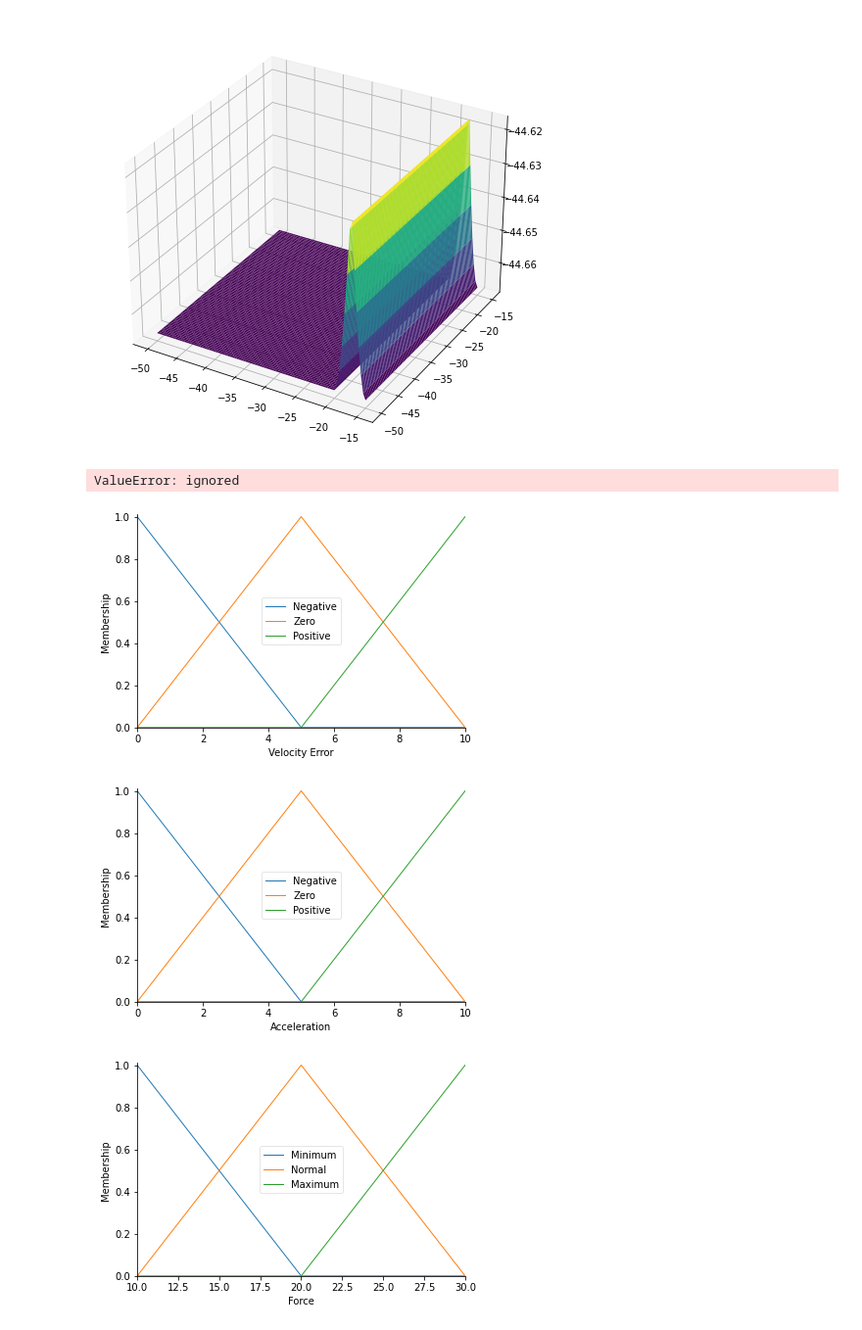
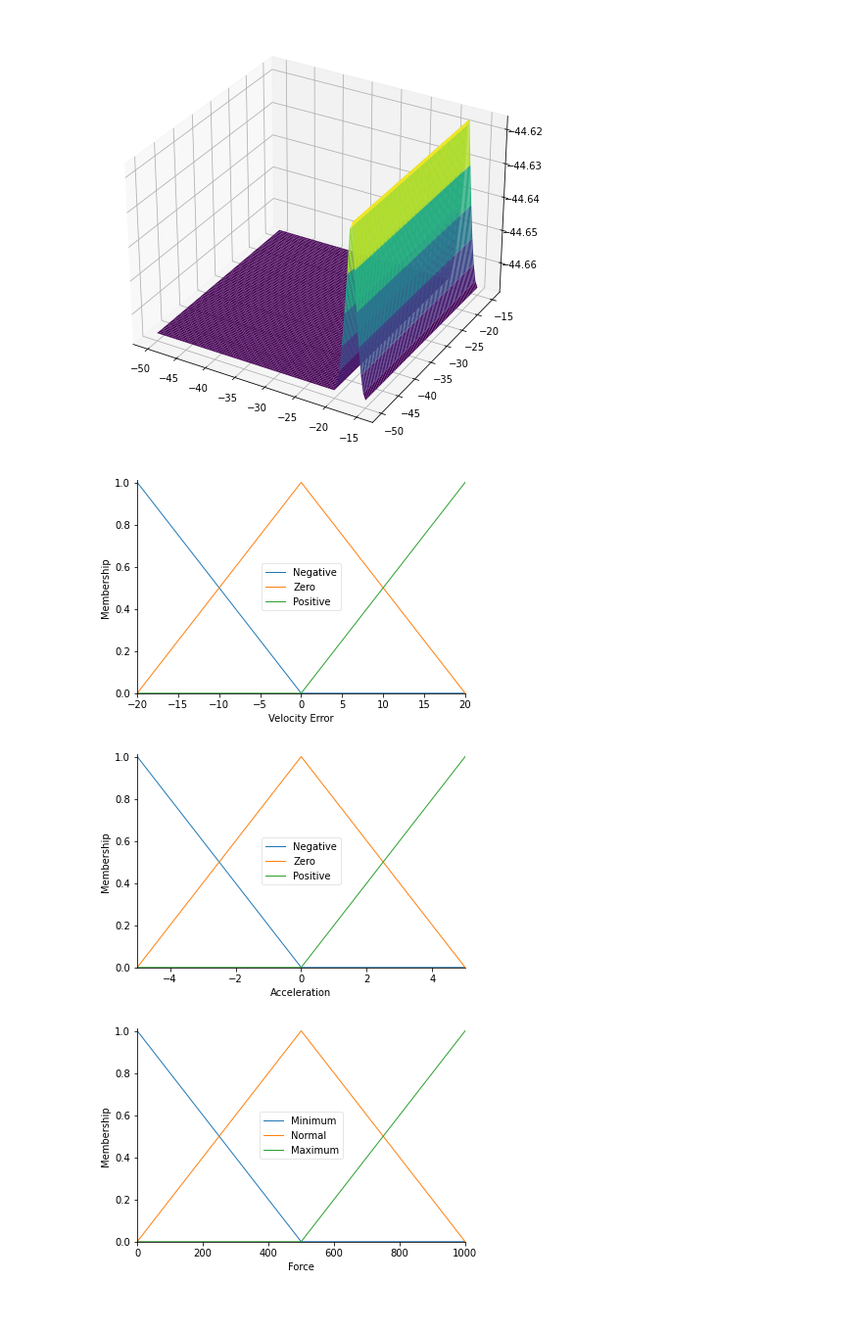
Before and after one commit to utopickaiser/AI-Homework, a Jupyter notebook: AI_Homework_W4_Fuzzy_Controller.ipynb, the cells around one changed output. Shown at 98% size. Cells and saved outputs as stored; diff of their text form; code cells hidden in the pictures.

```diff
--- a/AI_Homework_W4_Fuzzy_Controller.ipynb
+++ b/AI_Homework_W4_Fuzzy_Controller.ipynb
@@ -248,13 +248,13 @@ rule3 = ctrl.Rule(antecedent = (surface['Carpet'] & da['Very Dirty']
 
 
 system = ctrl.ControlSystem(rules = [rule0,rule1,rule2,rule3])
-sim = ctrl.ControlSystemSimulation(system, flush_after_run = 100*100+1)
-upsampled = np.linspace(0,10,100)
+sim = ctrl.ControlSystemSimulation(system, flush_after_run = 61*61+1)
+upsampled = np.linspace(-50,50,61)
 x,y = np.meshgrid(upsampled, upsampled)
 z = np.zeros_like(x)
-for i in range(100):
-  for j in range(100):
-    for k in range(100):
+for i in range(61):
+  for j in range(61):
+    for k in range(61):
       sim.input['Surface'] = x[i,j]
       sim.input['Dust Amount'] = y[i,j]
       sim.compute()
@@ -373,50 +373,56 @@ import math
 import matplotlib.pyplot as plt
 from mpl_toolkits.mplot3d import Axes3D
 # Thiết lập cách giá trị
-universe = np.linspace(0,10,61)
-universe1 = np.linspace(10,30,61)
+universe = np.linspace(-20,20,61)
+universe1 = np.linspace(-5,5,61)
+universe2 = np.linspace(0,1000,61)
 vel = ctrl.Antecedent(universe, 'Velocity Error')
-acc = ctrl.Antecedent(universe, 'Acceleration')
-force = ctrl.Consequent(universe1,'Force')
+acc = ctrl.Antecedent(universe1, 'Acceleration')
+force = ctrl.Consequent(universe2,'Force')
 item1 = ['Negative' , 'Zero' ,'Positive']
 item3 = ['Minimum','Normal', 'Maximum']
 vel.automf(names = item1)
 acc.automf(names = item1)
 force.automf(names = item3)
 vel.view()
 acc.view()
 force.view()
-rule0 = ctrl.Rule(antecedent = (vel['Positive'] & acc['Negative']),
+rule0 = ctrl.Rule(antecedent = (vel['Positive'] & acc['Negative']|
+                                vel['Positive'] & acc['Positive']|
+                                vel['Positive'] & acc['Zero']),
                    consequent = force['Maximum'], label = 'Force Maximum')
-rule1 = ctrl.Rule(antecedent = (vel['Negative'] & acc['Positive']),
+rule1 = ctrl.Rule(antecedent = (vel['Negative'] & acc['Negative']|
+                                vel['Negative'] & acc['Positive']|
+                                vel['Negative'] & acc['Zero']),
                    consequent = force['Minimum'], label = 'Force Minimum')
-rule2 = ctrl.Rule(antecedent = (vel['Zero'] & acc['Zero']),
+rule2 = ctrl.Rule(antecedent = (vel['Zero'] & acc['Zero']|
+                                vel['Zero'] & acc['Positive']|
+                                vel['Zero'] & acc['Negative']),
                    consequent = force['Normal'], label = 'Normal')
 
 
 
 system = ctrl.ControlSystem(rules = [rule0,rule1,rule2])
 sim = ctrl.ControlSystemSimulation(system, flush_after_run = 61*61+1)
-upsampled = np.linspace(0,10,100)
+upsampled = np.linspace(-20,20,61)
 x,y = np.meshgrid(upsampled, upsampled)
 z = np.zeros_like(x)
-for i in range(100):
-  for j in range(100):
-    for k in range(100):
+for i in range(61):
+  for j in range(61):
+    for k in range(61):
       sim.input['Velocity Error'] = x[i,j]
       sim.input['Acceleration'] = y[i,j]
       sim.compute()
       z[i,j] = sim.output['Force']
 fig = plt.figure(figsize = (8,8))
 ax = fig.add_subplot(111, projection = '3d')
 suf = ax.plot_surface(x,y,z, rstride = 1, cstride = 1, cmap = 'viridis',
                       linewidth = 0.4, antialiased = True)
 cset = ax.contourf(x,y,z, zdir = 'z', offset = 3, cmap = 'viridis', anpha = 0.5)
 cset = ax.contourf(x,y,z, zdir = 'x', offset = 11, cmap = 'viridis', anpha = 0.5 )
 cset = ax.contourf(x,y,z, zdir = 'y', offset = 11, cmap = 'viridis', anpha = 0.5 )
 ax.view_init(30,300)
 # %% [output]
-ValueError: ignored
-[figure, old version]
+[figure, new version]
-[figure, old version]
+[figure, new version]
-[figure, old version]
+[figure, new version]
```
Also changed, not shown: parts of 2 cells of this notebook.
